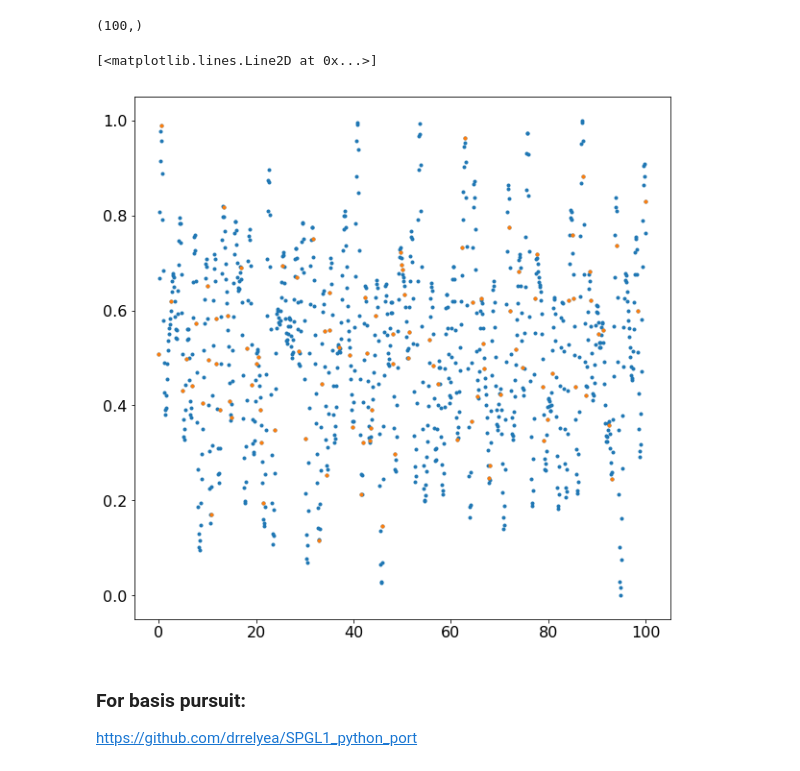
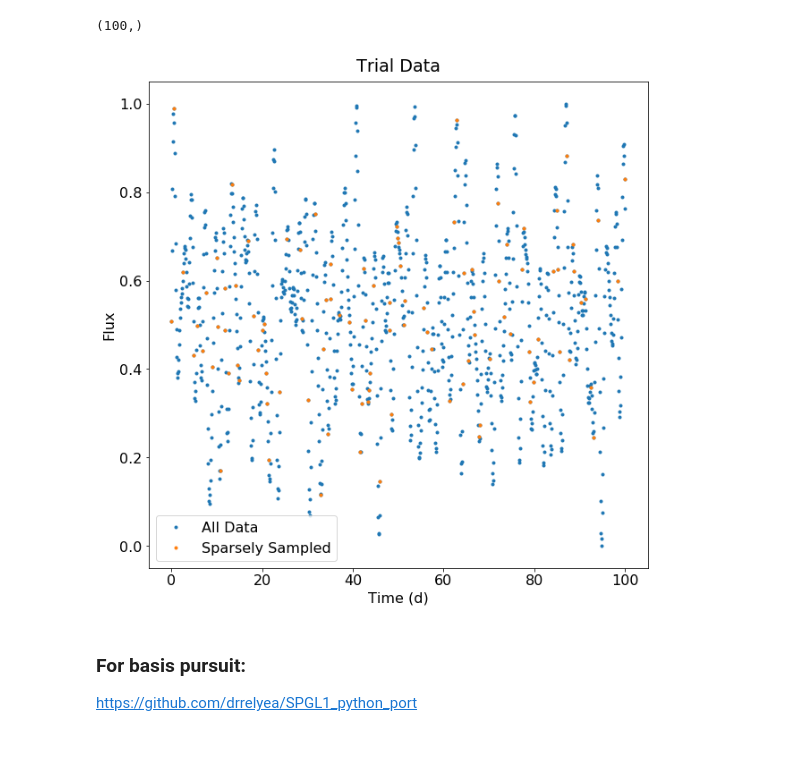
Before and after one commit to benjaminpope/manhattan, a Jupyter notebook: notebooks/basis_pursuit.ipynb, the cells around one changed output. Drawn from its saved outputs; the diff is of its cells as text; code cells hidden in the pictures.

```diff
--- a/notebooks/basis_pursuit.ipynb
+++ b/notebooks/basis_pursuit.ipynb
@@ -55,12 +55,15 @@ tt, yy = time[args], y[args]
 np.unique(args).shape
 # %% [output]
 (100,)
-# %%
-plt.plot(time,y,'.')
-plt.plot(tt,yy,'.')
-# %% [output]
-[<matplotlib.lines.Line2D at 0x...>]
-[figure, removed]
+# %%
+plt.plot(time,y,'.',label="All Data")
+plt.plot(tt,yy,'.',label="Sparsely Sampled")
+plt.xlabel("Time (d)")
+plt.ylabel("Flux")
+plt.legend()
+plt.title("Trial Data",y=1.01);
+# %% [output]
+[figure, added]
 # %% [markdown]
 ### For basis pursuit:
 https://github.com/drrelyea/SPGL1_python_port
```
Also changed, not shown: parts of 4 cells of this notebook.
